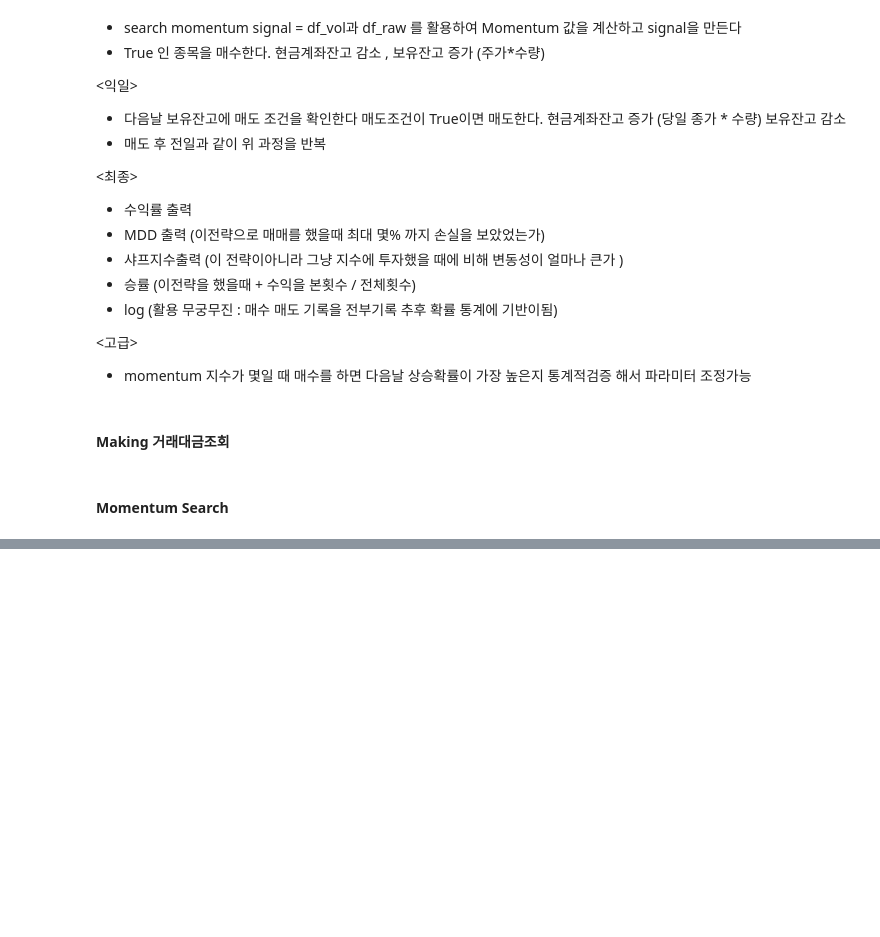
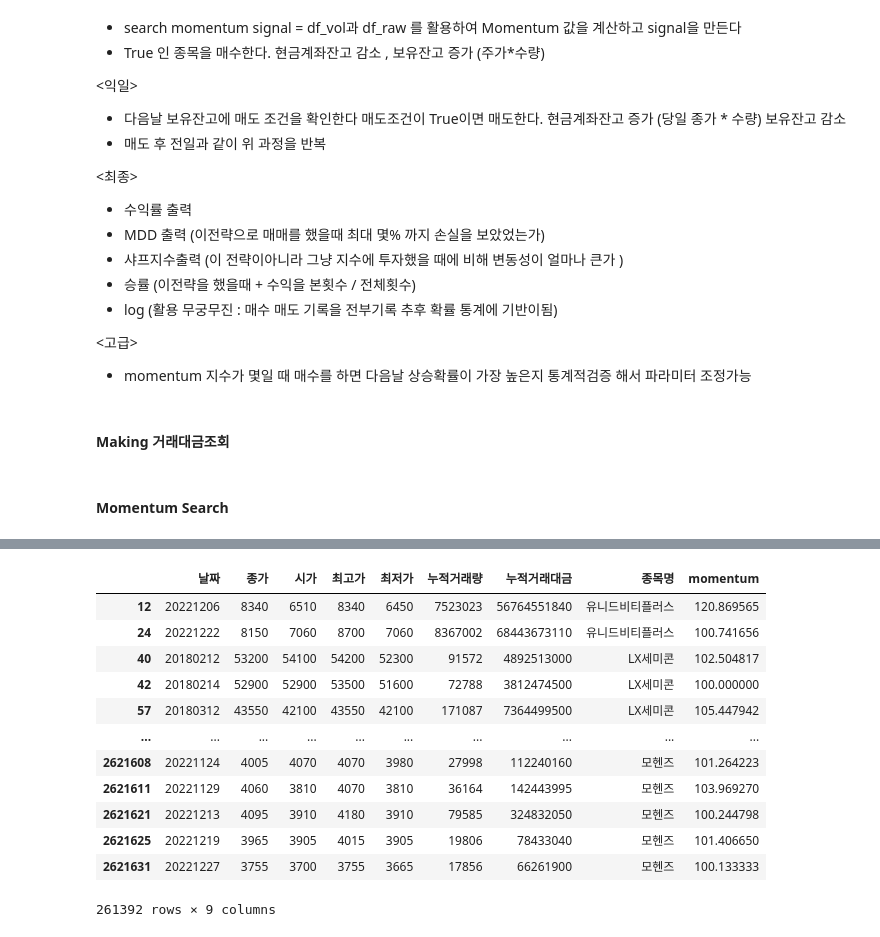
Before and after one commit to eseom31/Kis_Api_test, a Jupyter notebook: utils/jupyter_files/backtest_function.ipynb, the cells around one changed output, grey strips where cells are left out. Drawn from its saved outputs; the diff is of its cells as text; code cells hidden in the pictures; blank space fills up the shorter version.

```diff
--- a/utils/jupyter_files/backtest_function.ipynb
+++ b/utils/jupyter_files/backtest_function.ipynb
@@ -169,0 +193,17 @@ def make_momentum(df):
+# %%
+for i in momentum_df['종목명'].unique:
+    momentum_df.loc[momentum_df['종목명']==i]
+# %% [output]
+|  | 날짜 | 종가 | 시가 | 최고가 | 최저가 | 누적거래량 | 누적거래대금 | 종목명 | momentum |
+| 12 | 20221206 | 8340 | 6510 | 8340 | 6450 | 7523023 | 56764551840 | 유니드비티플러스 | 120.869565 |
+| 24 | 20221222 | 8150 | 7060 | 8700 | 7060 | 8367002 | 68443673110 | 유니드비티플러스 | 100.741656 |
+| 40 | 20180212 | 53200 | 54100 | 54200 | 52300 | 91572 | 4892513000 | LX세미콘 | 102.504817 |
+| 42 | 20180214 | 52900 | 52900 | 53500 | 51600 | 72788 | 3812474500 | LX세미콘 | 100.000000 |
+| 57 | 20180312 | 43550 | 42100 | 43550 | 42100 | 171087 | 7364499500 | LX세미콘 | 105.447942 |
+| ... | ... | ... | ... | ... | ... | ... | ... | ... | ... |
+| 2621608 | 20221124 | 4005 | 4070 | 4070 | 3980 | 27998 | 112240160 | 모헨즈 | 101.264223 |
+| 2621611 | 20221129 | 4060 | 3810 | 4070 | 3810 | 36164 | 142443995 | 모헨즈 | 103.969270 |
+| 2621621 | 20221213 | 4095 | 3910 | 4180 | 3910 | 79585 | 324832050 | 모헨즈 | 100.244798 |
+| 2621625 | 20221219 | 3965 | 3905 | 4015 | 3905 | 19806 | 78433040 | 모헨즈 | 101.406650 |
+| 2621631 | 20221227 | 3755 | 3700 | 3755 | 3665 | 17856 | 66261900 | 모헨즈 | 100.133333 |
+261392 rows × 9 columns
```
Also changed, not shown: parts of 21 cells of this notebook.
